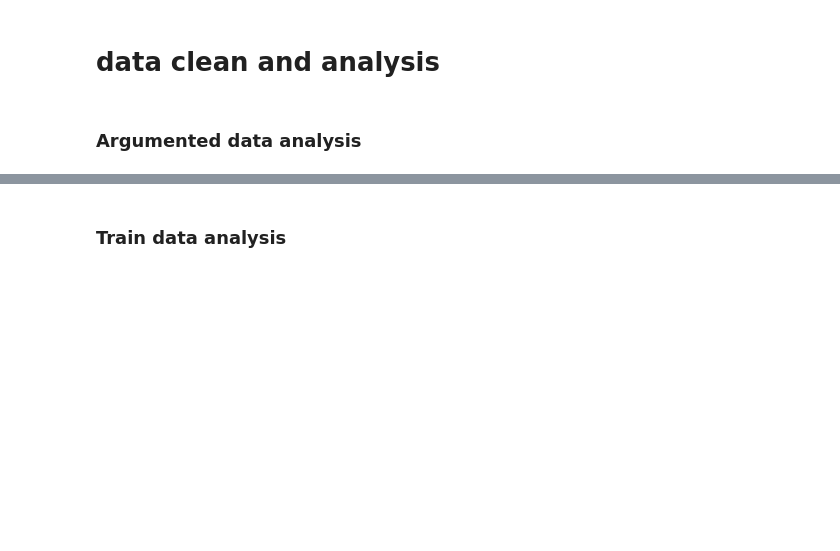
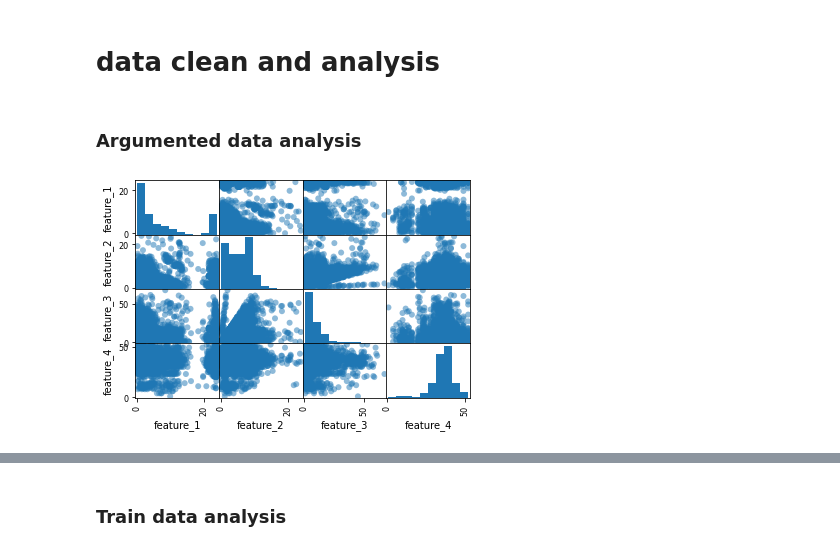
Before and after one commit to HuihanYang-Arya/cuhksz_dda4210_miniproject, a Jupyter notebook: pipeline.ipynb, the cells around one changed output, grey strips where cells are left out. Saved outputs shown, nothing was run; the diff lists cells and outputs as text; code cells hidden in the pictures; blank space fills up the shorter version.

```diff
--- a/pipeline.ipynb
+++ b/pipeline.ipynb
@@ -18,6 +15,10 @@ from utils import data_clean_and_analysis,gmm,boosting,ranfom_forest,svm_boostin
 train,test,argu = data_clean_and_analysis.get_data()
 # %% [markdown]
 ### Argumented data analysis
+# %%
+data_clean_and_analysis.scatter1(argu)
+# %% [output]
+[figure, added]
 # %%
 data_clean_and_analysis.histogram(argu)
 # %% [output]
```
Also changed, not shown: parts of 34 cells of this notebook, 14 other files.
